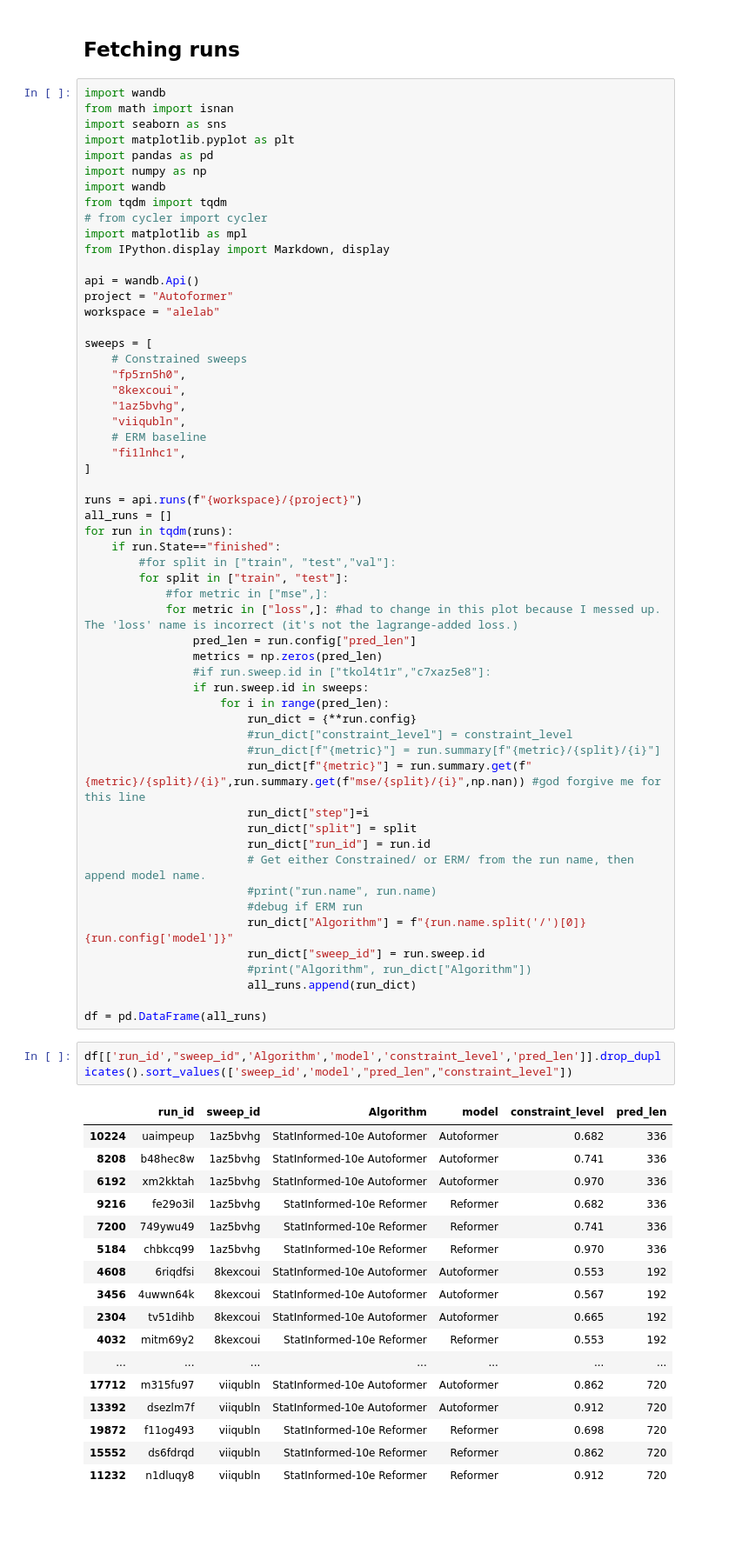
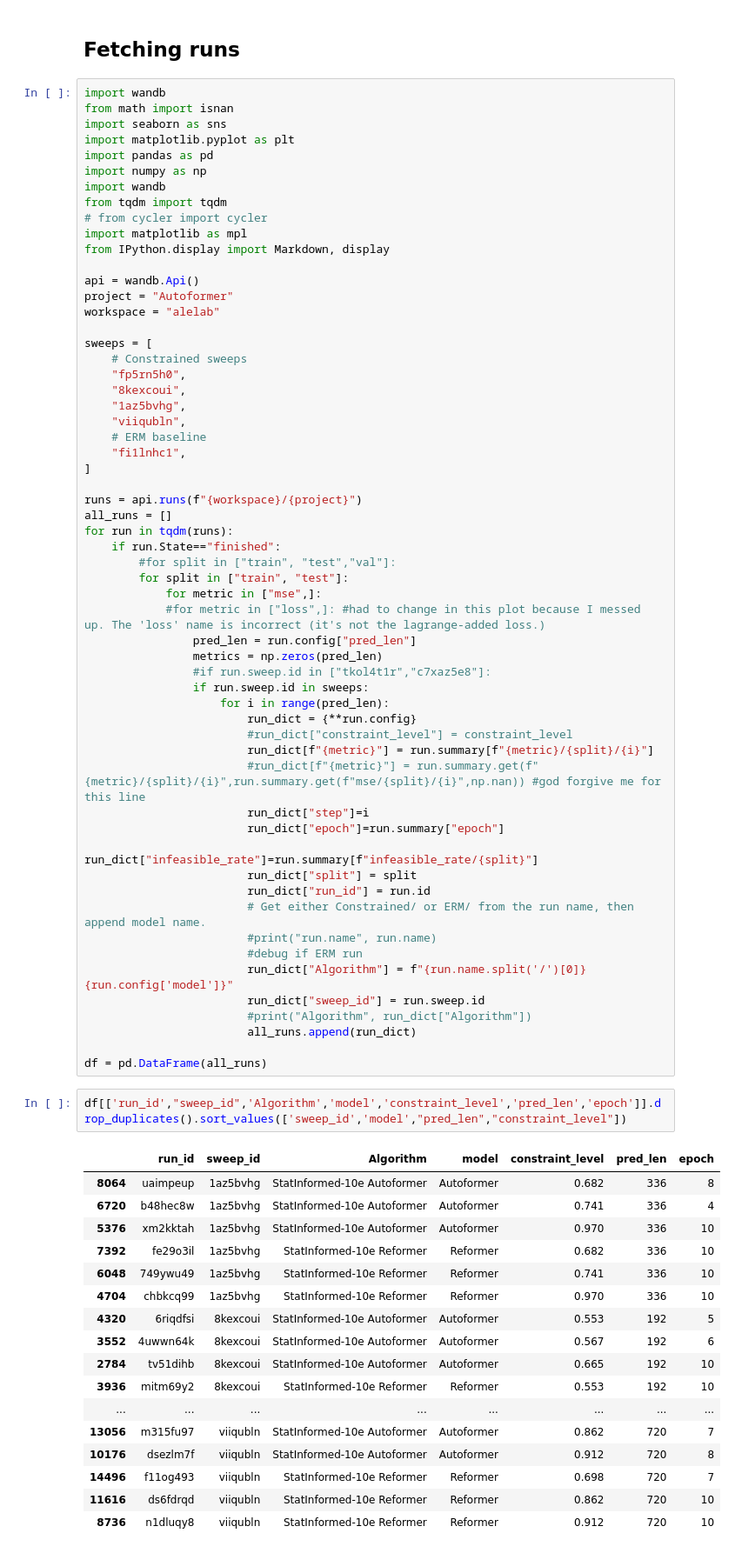
Before and after one commit to thuml/Autoformer, a Jupyter notebook: 2023-08-28 6 - Results Multimodel Statinformed.ipynb, the cells around one changed output. Shown at 87% size. Cells and saved outputs as stored; diff of their text form; blank space fills up the shorter version.

Commit message:
Fix bug where run fails if no early stopping. Update sweeps to latest runs

```diff
--- a/2023-08-28 6 - Results Multimodel Statinformed.ipynb
+++ b/2023-08-28 6 - Results Multimodel Statinformed.ipynb
@@ -36,8 +36,8 @@ for run in tqdm(runs):
     if run.State=="finished":
         #for split in ["train", "test","val"]:
         for split in ["train", "test"]:
-            #for metric in ["mse",]:
-            for metric in ["loss",]: #had to change in this plot because I messed up. The 'loss' name is incorrect (it's not the lagrange-added loss.)
+            for metric in ["mse",]:
+            #for metric in ["loss",]: #had to change in this plot because I messed up. The 'loss' name is incorrect (it's not the lagrange-added loss.)
                 pred_len = run.config["pred_len"]
                 metrics = np.zeros(pred_len)
                 #if run.sweep.id in ["tkol4t1r","c7xaz5e8"]:
@@ -45,9 +45,11 @@ for run in tqdm(runs):
                     for i in range(pred_len):
                         run_dict = {**run.config}
                         #run_dict["constraint_level"] = constraint_level
-                        #run_dict[f"{metric}"] = run.summary[f"{metric}/{split}/{i}"]
-                        run_dict[f"{metric}"] = run.summary.get(f"{metric}/{split}/{i}",run.summary.get(f"mse/{split}/{i}",np.nan)) #god forgive me for this line
+                        run_dict[f"{metric}"] = run.summary[f"{metric}/{split}/{i}"]
+                        #run_dict[f"{metric}"] = run.summary.get(f"{metric}/{split}/{i}",run.summary.get(f"mse/{split}/{i}",np.nan)) #god forgive me for this line
                         run_dict["step"]=i
+                        run_dict["epoch"]=run.summary["epoch"]
+                        run_dict["infeasible_rate"]=run.summary[f"infeasible_rate/{split}"]
                         run_dict["split"] = split
                         run_dict["run_id"] = run.id
                         # Get either Constrained/ or ERM/ from the run name, then append model name.
@@ -60,22 +62,22 @@ for run in tqdm(runs):
 
 df = pd.DataFrame(all_runs)
 # %%
-df[['run_id',"sweep_id",'Algorithm','model','constraint_level','pred_len']].drop_duplicates().sort_values(['sweep_id','model',"pred_len","constraint_level"])
+df[['run_id',"sweep_id",'Algorithm','model','constraint_level','pred_len','epoch']].drop_duplicates().sort_values(['sweep_id','model',"pred_len","constraint_level"])
 # %% [output]
-|  | run_id | sweep_id | Algorithm | model | constraint_level | pred_len |
-| 10224 | uaimpeup | 1az5bvhg | StatInformed-10e Autoformer | Autoformer | 0.682 | 336 |
-| 8208 | b48hec8w | 1az5bvhg | StatInformed-10e Autoformer | Autoformer | 0.741 | 336 |
-| 6192 | xm2kktah | 1az5bvhg | StatInformed-10e Autoformer | Autoformer | 0.970 | 336 |
-| 9216 | fe29o3il | 1az5bvhg | StatInformed-10e Reformer | Reformer | 0.682 | 336 |
-| 7200 | 749ywu49 | 1az5bvhg | StatInformed-10e Reformer | Reformer | 0.741 | 336 |
-| 5184 | chbkcq99 | 1az5bvhg | StatInformed-10e Reformer | Reformer | 0.970 | 336 |
-| 4608 | 6riqdfsi | 8kexcoui | StatInformed-10e Autoformer | Autoformer | 0.553 | 192 |
-| 3456 | 4uwwn64k | 8kexcoui | StatInformed-10e Autoformer | Autoformer | 0.567 | 192 |
-| 2304 | tv51dihb | 8kexcoui | StatInformed-10e Autoformer | Autoformer | 0.665 | 192 |
-| 4032 | mitm69y2 | 8kexcoui | StatInformed-10e Reformer | Reformer | 0.553 | 192 |
-| ... | ... | ... | ... | ... | ... | ... |
-| 17712 | m315fu97 | viiqubln | StatInformed-10e Autoformer | Autoformer | 0.862 | 720 |
-| 13392 | dsezlm7f | viiqubln | StatInformed-10e Autoformer | Autoformer | 0.912 | 720 |
-| 19872 | f11og493 | viiqubln | StatInformed-10e Reformer | Reformer | 0.698 | 720 |
-| 15552 | ds6fdrqd | viiqubln | StatInformed-10e Reformer | Reformer | 0.862 | 720 |
-| 11232 | n1dluqy8 | viiqubln | StatInformed-10e Reformer | Reformer | 0.912 | 720 |
+|  | run_id | sweep_id | Algorithm | model | constraint_level | pred_len | epoch |
+| 8064 | uaimpeup | 1az5bvhg | StatInformed-10e Autoformer | Autoformer | 0.682 | 336 | 8 |
+| 6720 | b48hec8w | 1az5bvhg | StatInformed-10e Autoformer | Autoformer | 0.741 | 336 | 4 |
+| 5376 | xm2kktah | 1az5bvhg | StatInformed-10e Autoformer | Autoformer | 0.970 | 336 | 10 |
+| 7392 | fe29o3il | 1az5bvhg | StatInformed-10e Reformer | Reformer | 0.682 | 336 | 10 |
+| 6048 | 749ywu49 | 1az5bvhg | StatInformed-10e Reformer | Reformer | 0.741 | 336 | 10 |
+| 4704 | chbkcq99 | 1az5bvhg | StatInformed-10e Reformer | Reformer | 0.970 | 336 | 10 |
+| 4320 | 6riqdfsi | 8kexcoui | StatInformed-10e Autoformer | Autoformer | 0.553 | 192 | 5 |
+| 3552 | 4uwwn64k | 8kexcoui | StatInformed-10e Autoformer | Autoformer | 0.567 | 192 | 6 |
+| 2784 | tv51dihb | 8kexcoui | StatInformed-10e Autoformer | Autoformer | 0.665 | 192 | 10 |
+| 3936 | mitm69y2 | 8kexcoui | StatInformed-10e Reformer | Reformer | 0.553 | 192 | 10 |
+| ... | ... | ... | ... | ... | ... | ... | ... |
+| 13056 | m315fu97 | viiqubln | StatInformed-10e Autoformer | Autoformer | 0.862 | 720 | 7 |
+| 10176 | dsezlm7f | viiqubln | StatInformed-10e Autoformer | Autoformer | 0.912 | 720 | 8 |
+| 14496 | f11og493 | viiqubln | StatInformed-10e Reformer | Reformer | 0.698 | 720 | 7 |
+| 11616 | ds6fdrqd | viiqubln | StatInformed-10e Reformer | Reformer | 0.862 | 720 | 10 |
+| 8736 | n1dluqy8 | viiqubln | StatInformed-10e Reformer | Reformer | 0.912 | 720 | 10 |
```
Also changed, not shown: parts of 6 cells of this notebook, 6 other files.
